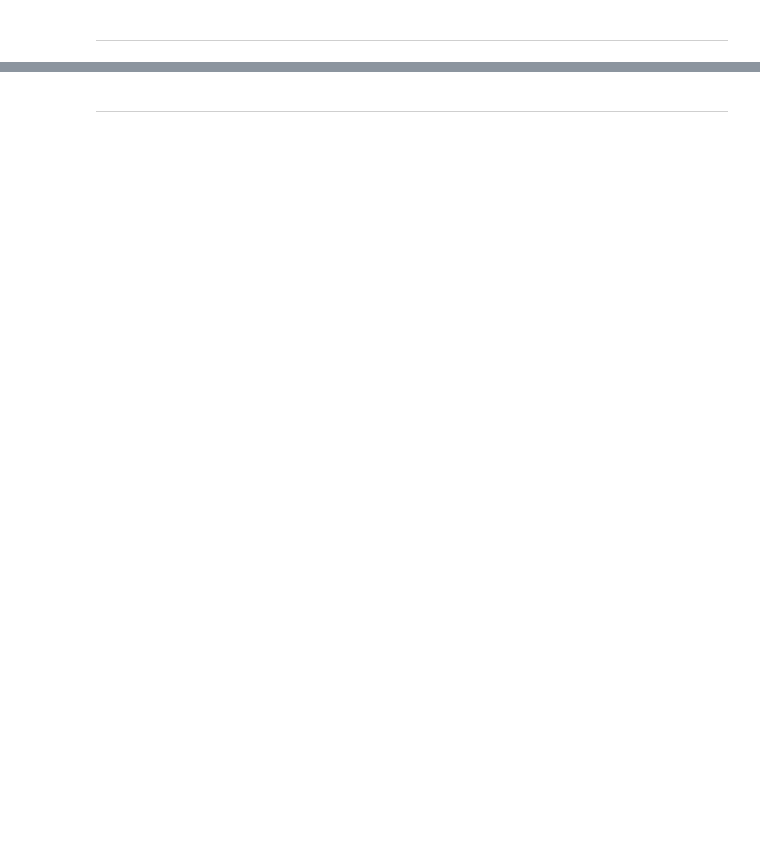
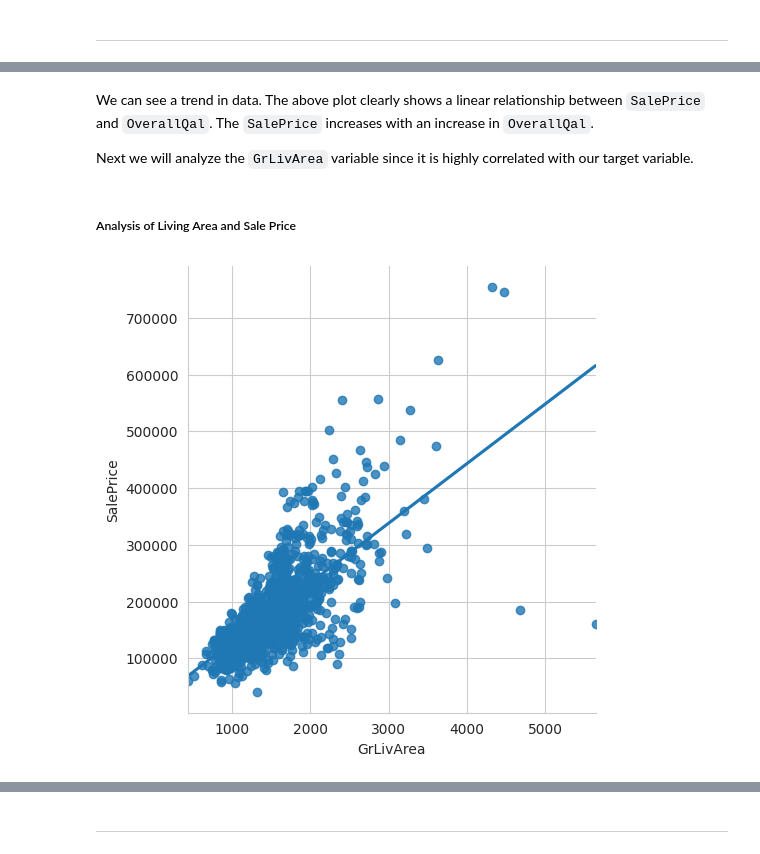
Before and after one commit to van-essa/heritage-housing-issues, a Jupyter notebook: jupyter_notebooks/02 - Sale Price Study.ipynb, the cells around one changed output, grey strips where cells are left out. Cells and saved outputs as stored; diff of their text form; code cells hidden in the pictures; blank space fills up the shorter version.

```diff
--- a/jupyter_notebooks/02 - Sale Price Study.ipynb
+++ b/jupyter_notebooks/02 - Sale Price Study.ipynb
@@ -78,0 +163,11 @@ NOTE
+# %% [markdown]
+We can see a trend in data. The above plot clearly shows a linear relationship between `SalePrice` and `OverallQal`. The  `SalePrice` increases with an increase in `OverallQal`.
+
+Next we will analyze the `GrLivArea` variable since it is highly correlated with our target variable.
+# %% [markdown]
+##### Analysis of Living Area and Sale Price
+# %%
+sns.lmplot(data=df, x="GrLivArea", y="SalePrice", ci=None)
+plt.show()
+# %% [output]
+[figure, added]
```
Also changed, not shown: parts of 57 cells of this notebook, 1 other file.
